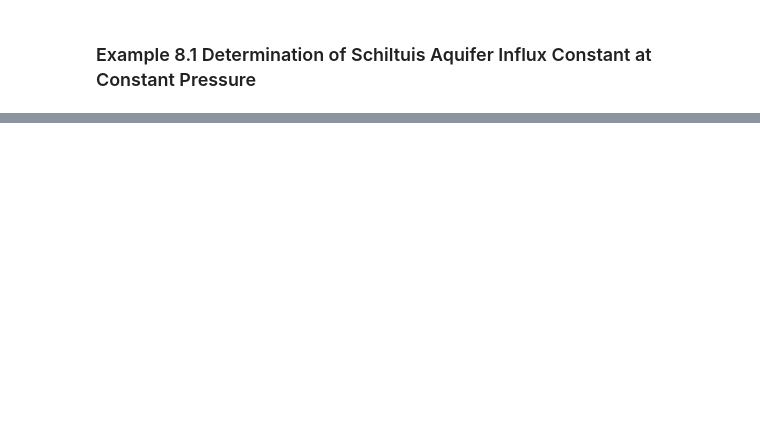
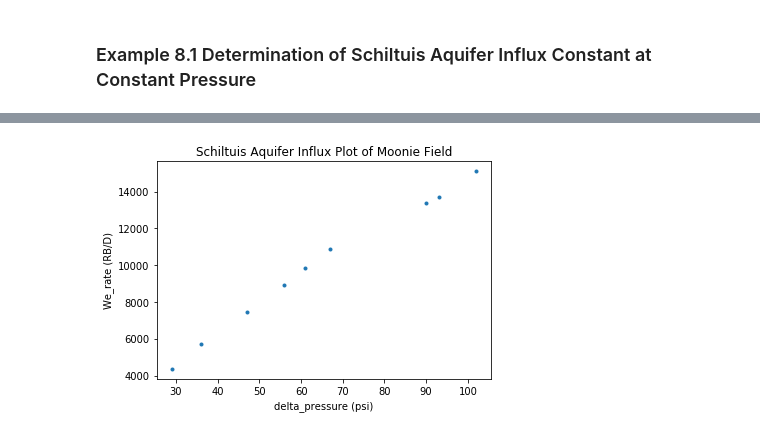
Before and after one commit to yohanesnuwara/reservoir-engineering, a Jupyter notebook: Unit 8 Aquifer Influx/notebook/8_examples.ipynb, the cells around one changed output, grey strips where cells are left out. Saved outputs shown, nothing was run; the diff lists cells and outputs as text; code cells hidden in the pictures; blank space fills up the shorter version.

```diff
--- a/Unit 8 Aquifer Influx/notebook/8_examples.ipynb
+++ b/Unit 8 Aquifer Influx/notebook/8_examples.ipynb
@@ -60,0 +137,44 @@ Schiltuis steady-state aquifer influx rate above bubblepoint pressure: 8270.0 RB
+# %%
+"Converting to Panda datetime"
+
+# time data in format: 01 January 1964
+
+data2['t'] =  pd.to_datetime(data2['t'], format='%d %B %Y') # format check web: https://strftime.org/
+data2 # already converted to YYYY-MM-DD
+
+"Subtracting datetimes to get time differences (how many days) IN INTEGER"
+
+diff = [j-i for i, j in zip(data2.t[:-1], data2.t[1:])]
+diff = np.array(diff)
+
+# convert datetime format to integer
+diffr_arr = []
+for k in range(len(diff)):
+  diffr = diff[k] / np.timedelta64(1,'D')
+  diffr_arr.append(float(diffr))
+
+# append 0 to the first index of numpy
+diffr_arr = np.append([0], diffr_arr) # now diff has same dimension with time data (a)
+
+"Calculate We"
+
+pressure = np.array(data2.p)
+Np = np.array(data2.Np)
+Wp = np.array(data2.Wp)
+Bo = np.array(data2.Bo)
+
+"Material Balance"
+
+# call function
+delta_pressure, Efw, Eo, F, We, We_rate = influx_matbalance_undersaturated(pressure, Bw, Wp, Np, Bo, Nfoi, cf, cw, swi, Boi, diffr_arr)
+
+# plot We_rate vs delta_pressure
+plt.plot(delta_pressure, We_rate, '.')
+plt.xlabel('delta_pressure (psi)'); plt.ylabel('We_rate (RB/D)')
+plt.title('Schiltuis Aquifer Influx Plot of Moonie Field')
+
+# result in table
+schiltuis = pd.DataFrame({"Date": data2.t, "delta_pressure(psi)": delta_pressure, "Efw": Efw, "Eo(RB/STB)": Eo, "F(res bbl)": F, "We(res bbl)": We, "We_rate(RB/D)": We_rate})
+schiltuis = schiltuis.fillna(0) # replace NaN with zero
+schiltuis
+# %% [output]
@@ -60,0 +192 @@ Schiltuis steady-state aquifer influx rate above bubblepoint pressure: 8270.0 RB
+[figure, added]
```
Also changed, not shown: parts of 21 cells of this notebook.
